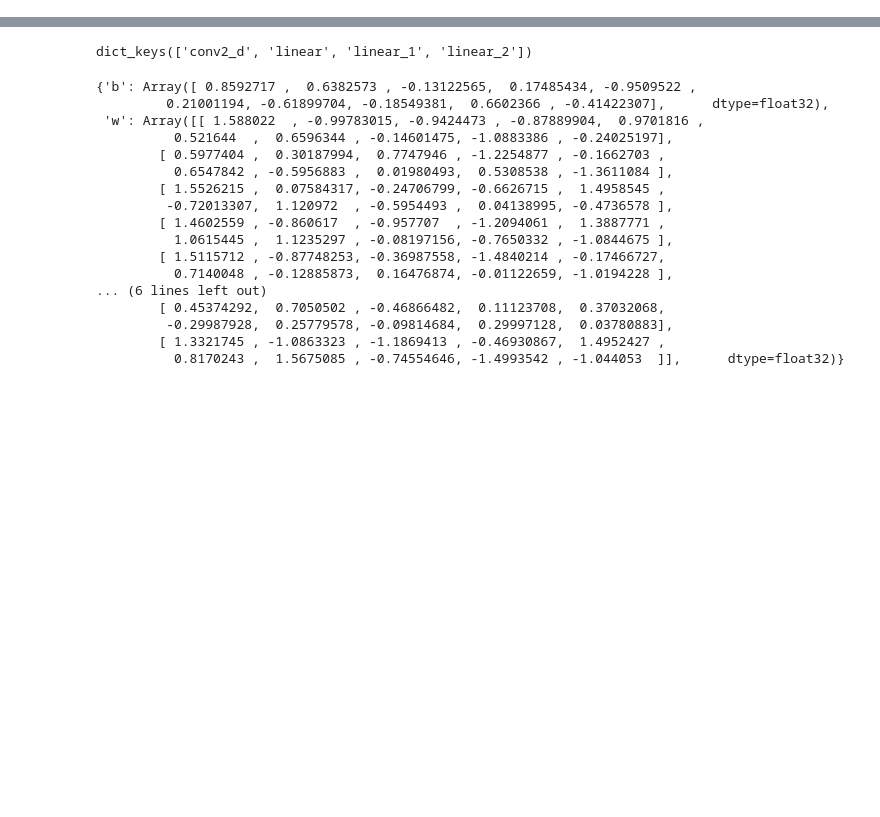
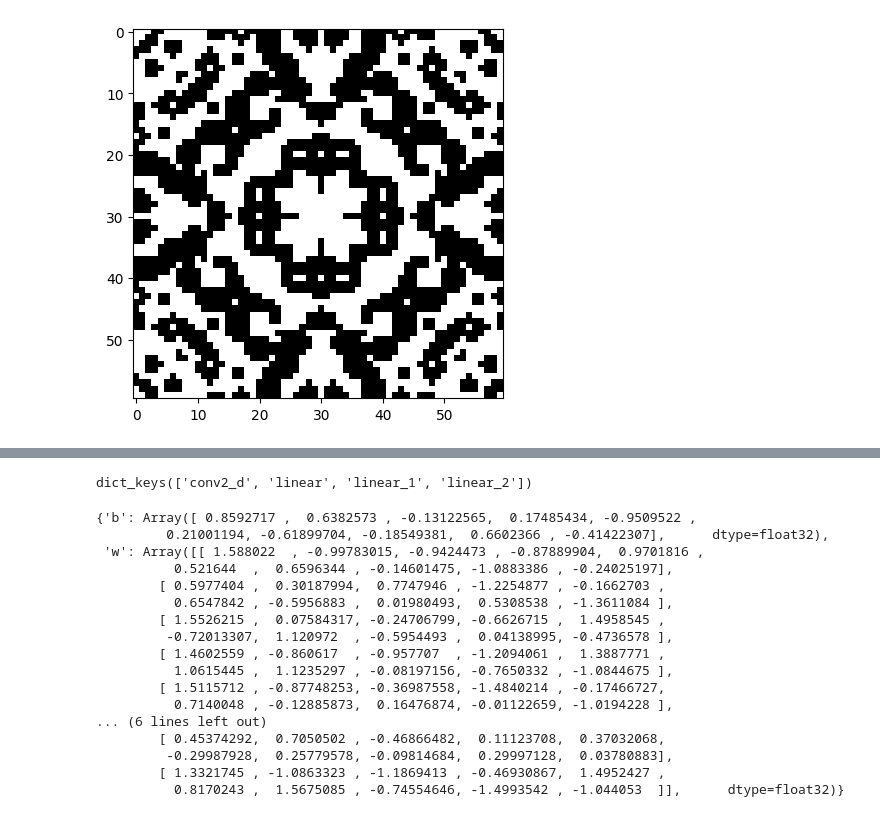
Before and after one commit to Radevsi/convoca_jax, a Jupyter notebook: train.ipynb, the cells around one changed output, grey strips where cells are left out. Cells and saved outputs as stored; diff of their text form; code cells hidden in the pictures; blank space fills up the shorter version.

```diff
--- a/train.ipynb
+++ b/train.ipynb
@@ -69,0 +91,8 @@ print(X_train.shape, Y_train.shape, X_train.dtype)
+# %%
+cellular_automaton = cpl.evolve2d(cellular_automaton, timesteps=90, neighbourhood='Moore',
+                                  apply_rule=lambda n, c, t: cpl.totalistic_rule(n, k=2, rule=126),
+                                 memoize=True)
+
+cpl.plot2d(cellular_automaton)
+# %% [output]
+[figure, added]
```
Also changed, not shown: parts of 12 cells of this notebook, 2 other files.
